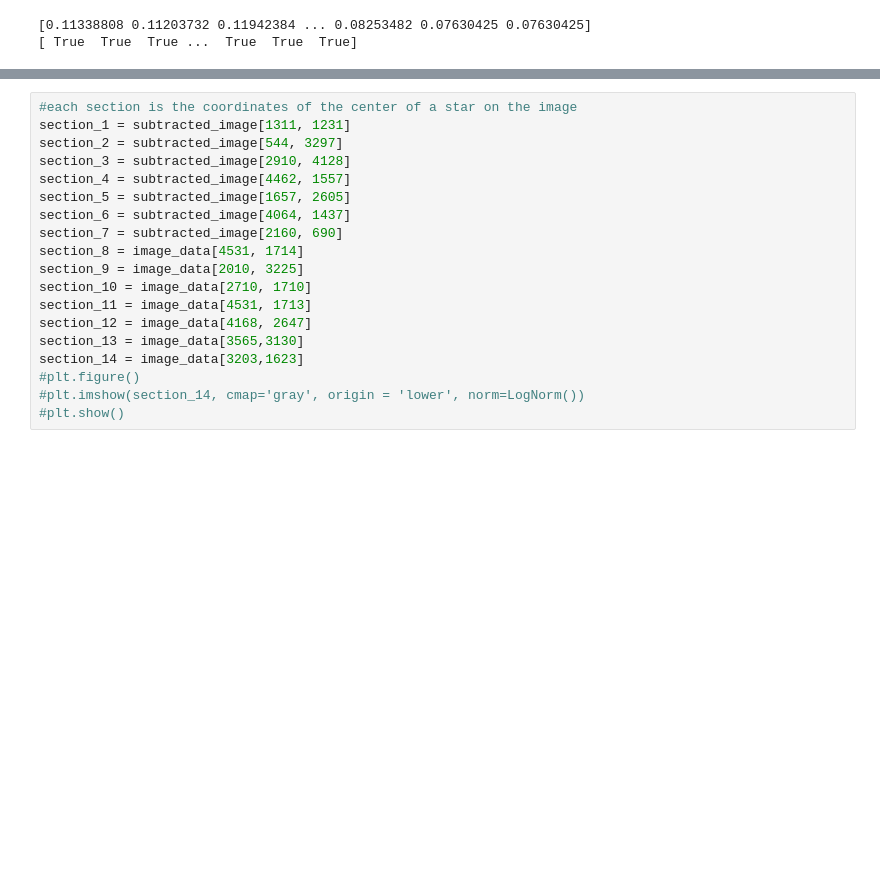
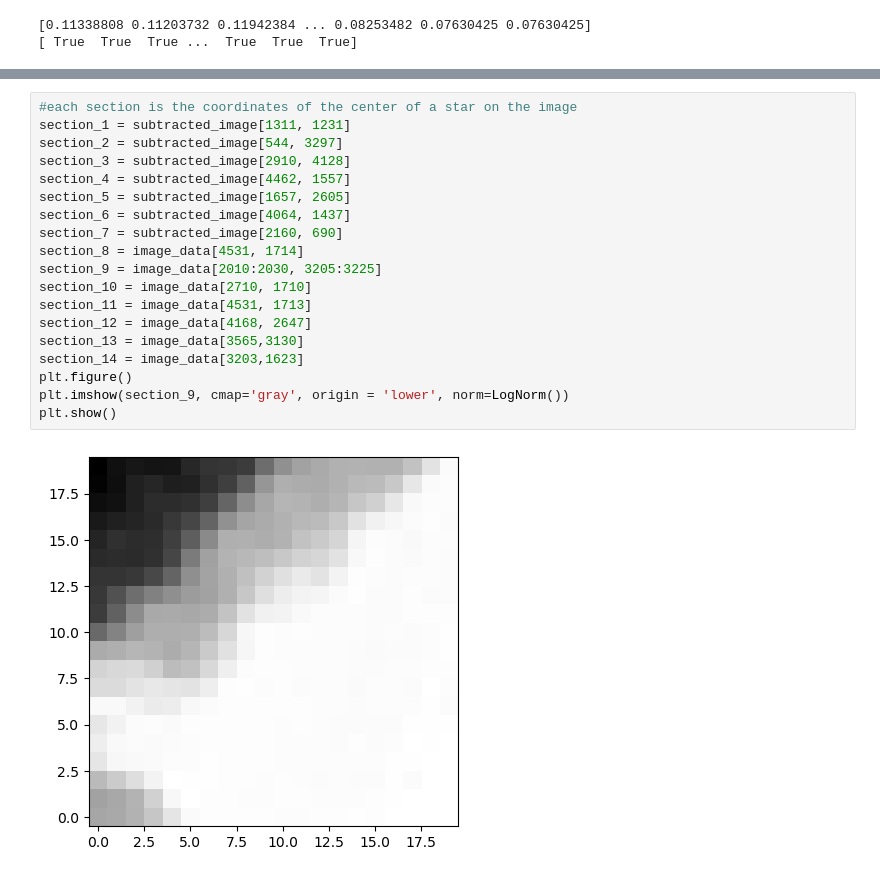
Before and after one commit to GravesTone5/Astro1221Project3, a Jupyter notebook: Project3.ipynb, the cells around one changed output, grey strips where cells are left out. Drawn from its saved outputs; the diff is of its cells as text; blank space fills up the shorter version.

```diff
--- a/Project3.ipynb
+++ b/Project3.ipynb
@@ -152,22 +153,24 @@ plt.show()
 # %%
 #each section is the coordinates of the center of a star on the image
 section_1 = subtracted_image[1311, 1231]
 section_2 = subtracted_image[544, 3297]
 section_3 = subtracted_image[2910, 4128]
 section_4 = subtracted_image[4462, 1557]
 section_5 = subtracted_image[1657, 2605]
 section_6 = subtracted_image[4064, 1437]
 section_7 = subtracted_image[2160, 690]
 section_8 = image_data[4531, 1714]
-section_9 = image_data[2010, 3225]
+section_9 = image_data[2010:2030, 3205:3225]
 section_10 = image_data[2710, 1710]
 section_11 = image_data[4531, 1713]
 section_12 = image_data[4168, 2647]
 section_13 = image_data[3565,3130]
 section_14 = image_data[3203,1623]
-#plt.figure()
-#plt.imshow(section_14, cmap='gray', origin = 'lower', norm=LogNorm())
-#plt.show()
+plt.figure()
+plt.imshow(section_9, cmap='gray', origin = 'lower', norm=LogNorm())
+plt.show()
+# %% [output]
+[figure, added]
 # %%
 class Star:
     """One star is the coordinates of the center of a star on the image"""
```
Also changed, not shown: parts of 5 cells of this notebook.
